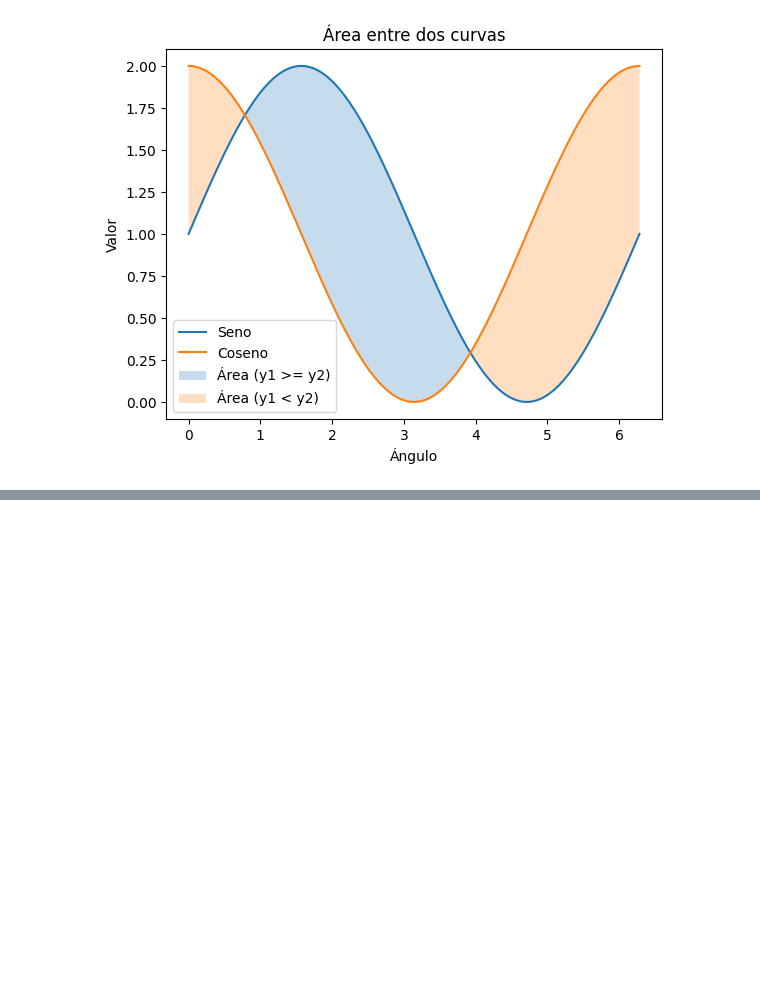
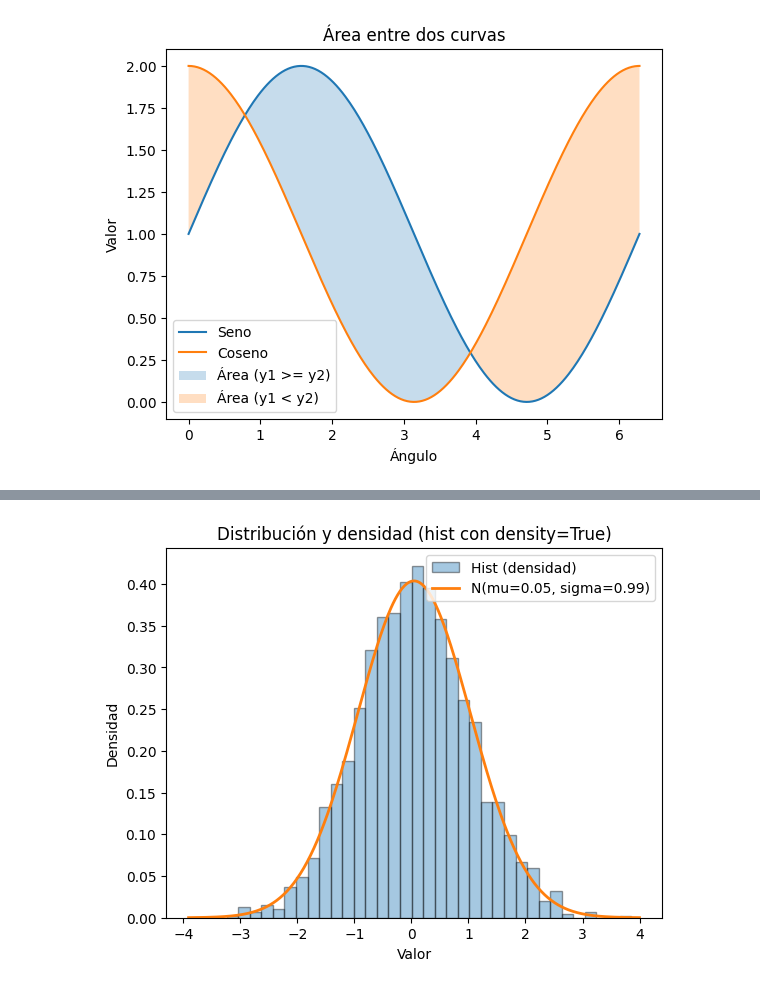
Before and after one commit to AbdelAlejandroGarciaTorres/Unidad3, a Jupyter notebook: Practica3.ipynb, the cells around one changed output, grey strips where cells are left out. Drawn from its saved outputs; the diff is of its cells as text; code cells hidden in the pictures; blank space fills up the shorter version.

```diff
--- a/Practica3.ipynb
+++ b/Practica3.ipynb
@@ -91,0 +98,27 @@ plt.show()
+# %%
+import numpy as np
+import matplotlib.pyplot as plt
+np.random.seed(42)
+muestras = np.random.normal(loc=0, scale=1, size=2000)
+fig, ax = plt.subplots()
+# Histograma como densidad
+ax.hist(
+muestras,
+bins="auto",
+density=True,
+edgecolor="black",
+alpha=0.4,
+label="Hist (densidad)"
+)
+# Curva normal estimada con media y desvío de los datos
+mu, sigma = np.mean(muestras), np.std(muestras, ddof=1)
+x = np.linspace(mu - 4 * sigma, mu + 4 * sigma, 400)
+pdf = (1 / (sigma * np.sqrt(2 * np.pi))) * np.exp(-0.5 * ((x - mu) / sigma) ** 2)
+ax.plot(x, pdf, linewidth=2, label=f"N(mu={mu:.2f}, sigma={sigma:.2f})")
+ax.set_title("Distribución y densidad (hist con density=True)")
+ax.set_xlabel("Valor")
+ax.set_ylabel("Densidad")
+ax.legend()
+plt.show()
+# %% [output]
+[figure, added]
```
Also changed, not shown: parts of 6 cells of this notebook.
